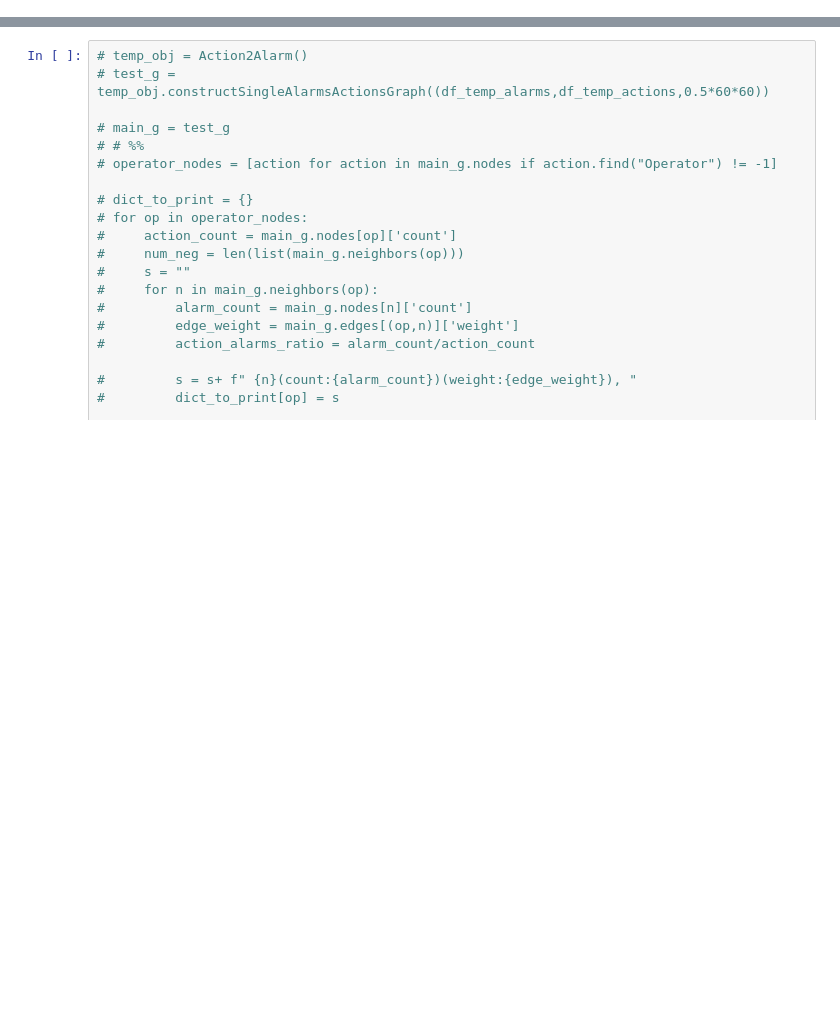
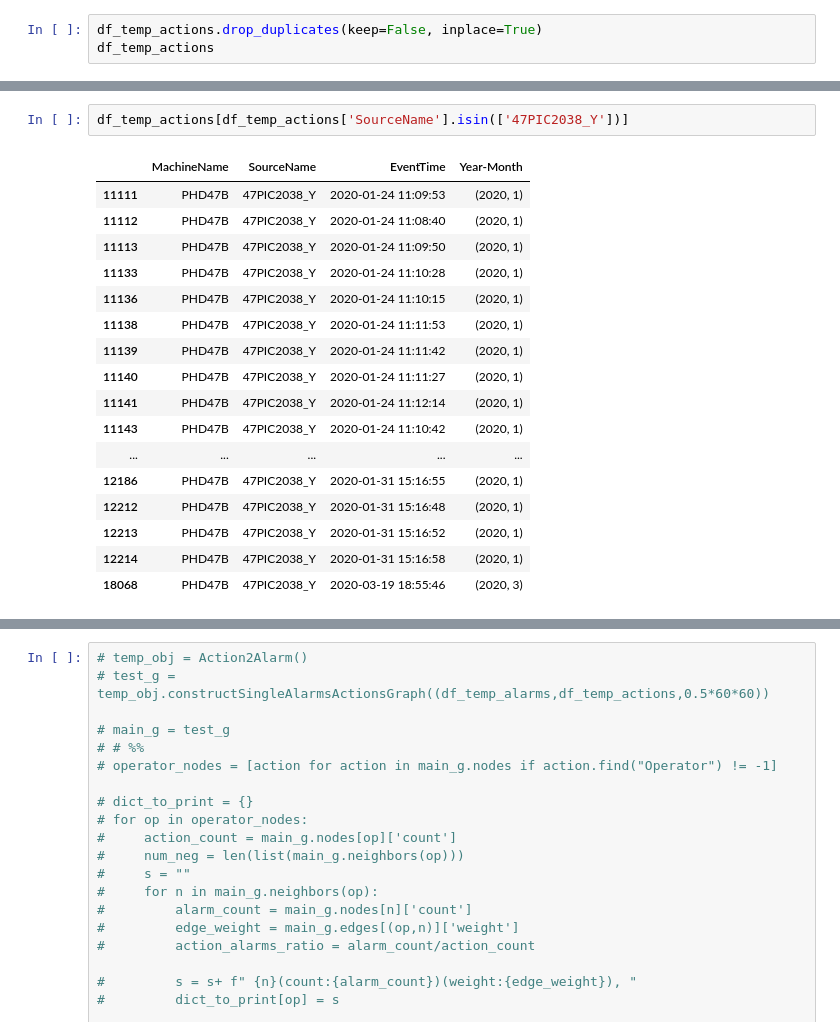
Before and after one commit to warisgill/tupras-analysis, a Jupyter notebook: main_analysis/s2_op_actions/op_action_alarm.ipynb, the cells around one changed output, grey strips where cells are left out. Drawn from its saved outputs; the diff is of its cells as text; blank space fills up the shorter version.

```diff
--- a/main_analysis/s2_op_actions/op_action_alarm.ipynb
+++ b/main_analysis/s2_op_actions/op_action_alarm.ipynb
@@ -228,0 +205,3 @@ memory usage: 955.8+ MB
+# %%
+df_temp_actions.drop_duplicates(keep=False, inplace=True)
+df_temp_actions
@@ -228,0 +250,20 @@ memory usage: 955.8+ MB
+# %%
+df_temp_actions[df_temp_actions['SourceName'].isin(['47PIC2038_Y'])]
+# %% [output]
+|  | MachineName | SourceName | EventTime | Year-Month |
+| 11111 | PHD47B | 47PIC2038_Y | 2020-01-24 11:09:53 | (2020, 1) |
+| 11112 | PHD47B | 47PIC2038_Y | 2020-01-24 11:08:40 | (2020, 1) |
+| 11113 | PHD47B | 47PIC2038_Y | 2020-01-24 11:09:50 | (2020, 1) |
+| 11133 | PHD47B | 47PIC2038_Y | 2020-01-24 11:10:28 | (2020, 1) |
+| 11136 | PHD47B | 47PIC2038_Y | 2020-01-24 11:10:15 | (2020, 1) |
+| 11138 | PHD47B | 47PIC2038_Y | 2020-01-24 11:11:53 | (2020, 1) |
+| 11139 | PHD47B | 47PIC2038_Y | 2020-01-24 11:11:42 | (2020, 1) |
+| 11140 | PHD47B | 47PIC2038_Y | 2020-01-24 11:11:27 | (2020, 1) |
+| 11141 | PHD47B | 47PIC2038_Y | 2020-01-24 11:12:14 | (2020, 1) |
+| 11143 | PHD47B | 47PIC2038_Y | 2020-01-24 11:10:42 | (2020, 1) |
+| ... | ... | ... | ... | ... |
+| 12186 | PHD47B | 47PIC2038_Y | 2020-01-31 15:16:55 | (2020, 1) |
+| 12212 | PHD47B | 47PIC2038_Y | 2020-01-31 15:16:48 | (2020, 1) |
+| 12213 | PHD47B | 47PIC2038_Y | 2020-01-31 15:16:52 | (2020, 1) |
+| 12214 | PHD47B | 47PIC2038_Y | 2020-01-31 15:16:58 | (2020, 1) |
+| 18068 | PHD47B | 47PIC2038_Y | 2020-03-19 18:55:46 | (2020, 3) |
```
Also changed, not shown: parts of 21 cells of this notebook, 1 other file.
